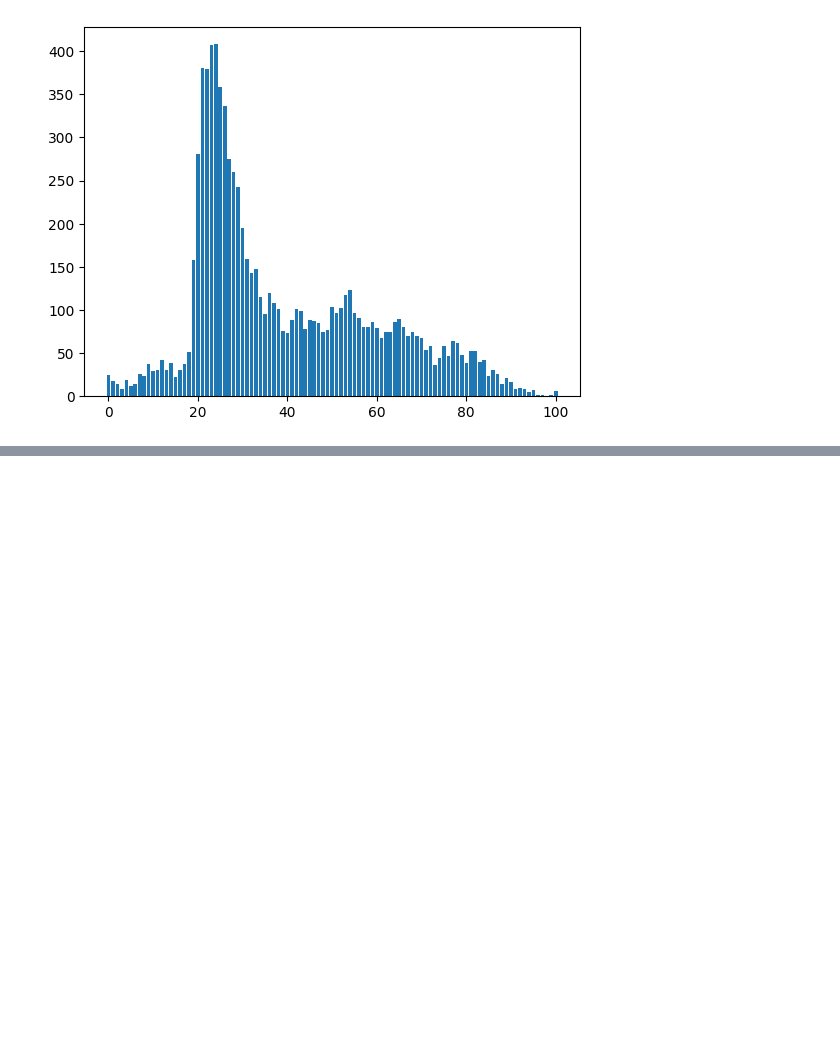
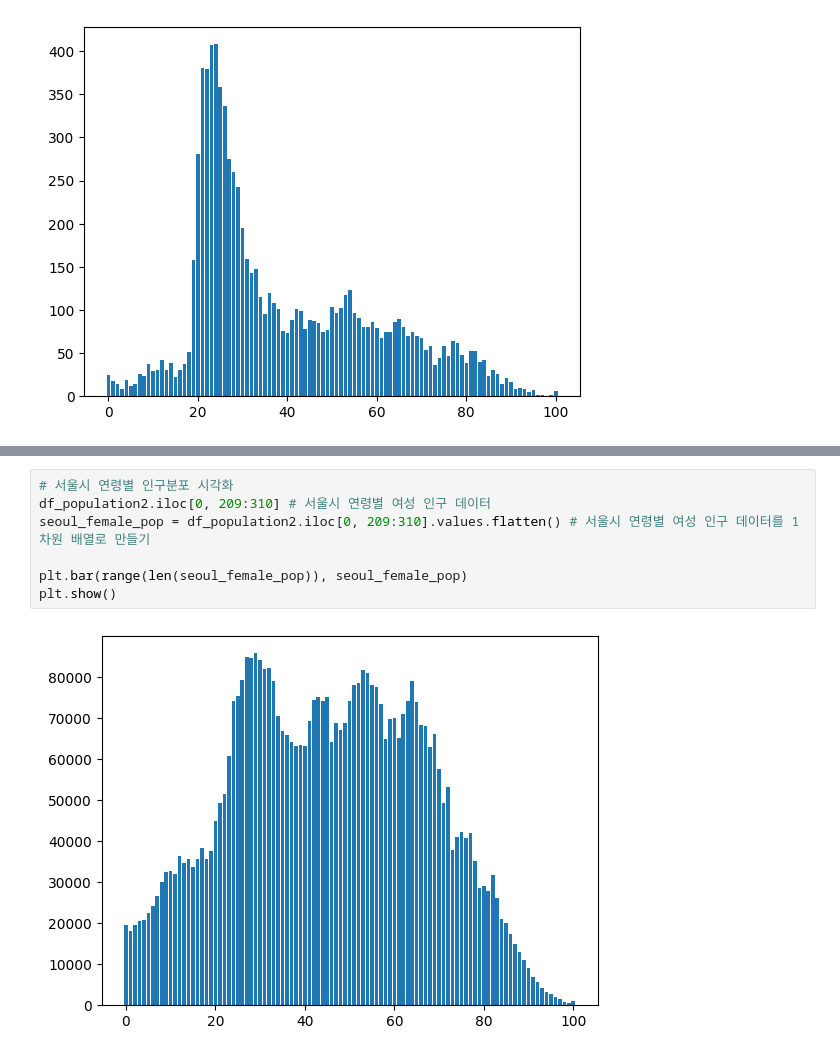
Before and after one commit to shared-repo/human-da5, a Jupyter notebook: workspace/da-packages/d_example.ipynb, the cells around one changed output, grey strips where cells are left out. Drawn from its saved outputs; the diff is of its cells as text; blank space fills up the shorter version.

```diff
--- a/workspace/da-packages/d_example.ipynb
+++ b/workspace/da-packages/d_example.ipynb
@@ -157,0 +180,9 @@ Index(['2025년01월_여_0세', '2025년01월_여_100세 이상'], dtype='object
+# %%
+# 서울시 연령별 인구분포 시각화
+df_population2.iloc[0, 209:310] # 서울시 연령별 여성 인구 데이터
+seoul_female_pop = df_population2.iloc[0, 209:310].values.flatten() # 서울시 연령별 여성 인구 데이터를 1차원 배열로 만들기
+
+plt.bar(range(len(seoul_female_pop)), seoul_female_pop)
+plt.show()
+# %% [output]
+[figure, added]
```
Also changed, not shown: parts of 1 cell of this notebook.
